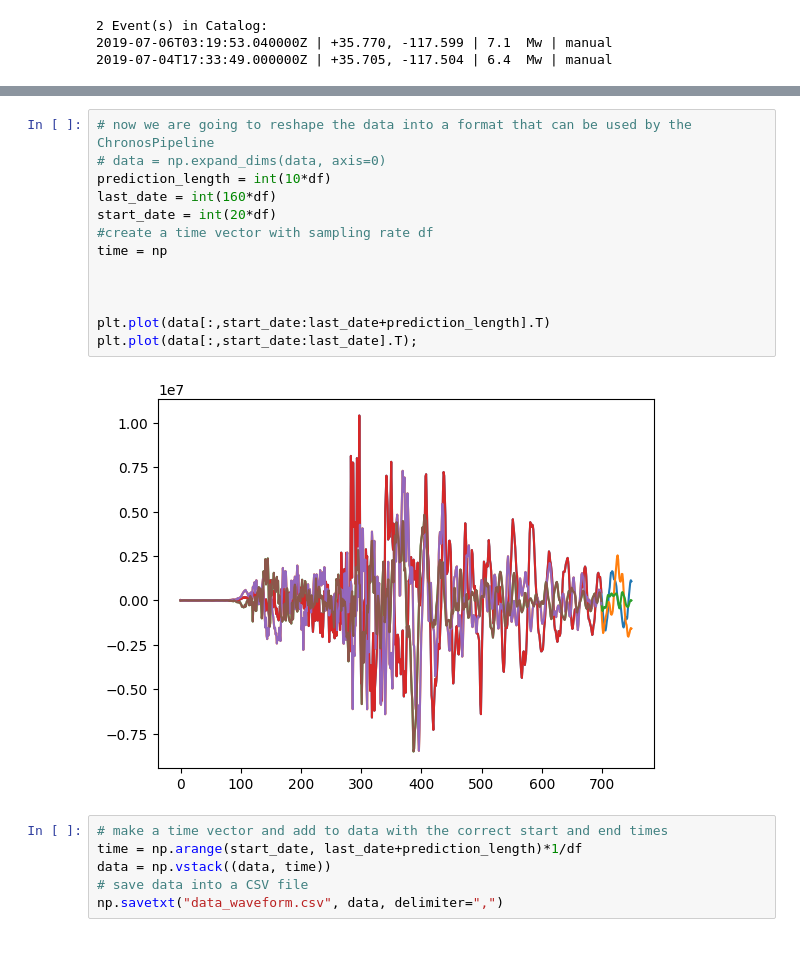
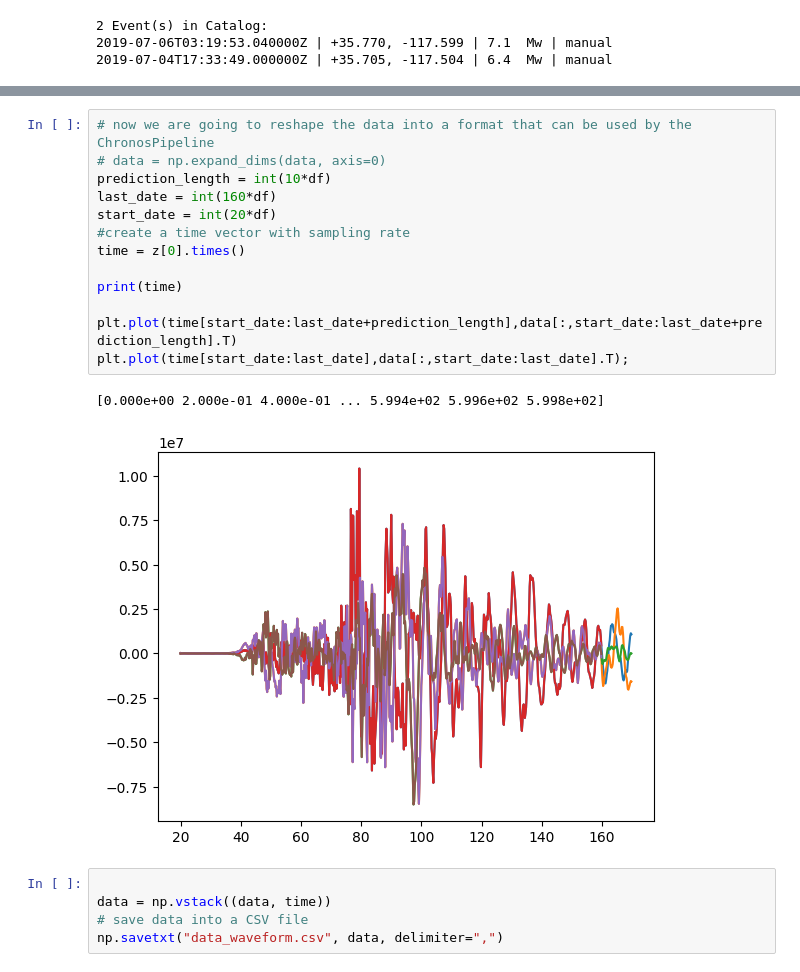
Before and after one commit to mdenolle/GeoCAST, a Jupyter notebook: data/get_seismic_waveforms.ipynb, the cells around one changed output, grey strips where cells are left out. Cells and saved outputs as stored; diff of their text form.

Commit message:
update making data

```diff
--- a/data/get_seismic_waveforms.ipynb
+++ b/data/get_seismic_waveforms.ipynb
@@ -56,21 +50,21 @@ plt.plot(data.T)
 # %%
 # now we are going to reshape the data into a format that can be used by the ChronosPipeline
 # data = np.expand_dims(data, axis=0)
 prediction_length = int(10*df)
 last_date = int(160*df)
 start_date = int(20*df)
-#create a time vector with sampling rate df
-time = np
+#create a time vector with sampling rate
+time = z[0].times()
 
+print(time)
 
-
-plt.plot(data[:,start_date:last_date+prediction_length].T)
-plt.plot(data[:,start_date:last_date].T);
+plt.plot(time[start_date:last_date+prediction_length],data[:,start_date:last_date+prediction_length].T)
+plt.plot(time[start_date:last_date],data[:,start_date:last_date].T);
 # %% [output]
+[0.000e+00 2.000e-01 4.000e-01 ... 5.994e+02 5.996e+02 5.998e+02]
-[figure, old version]
+[figure, new version]
 # %%
-# make a time vector and add to data with the correct start and end times
-time = np.arange(start_date, last_date+prediction_length)*1/df
+
 data = np.vstack((data, time))
 # save data into a CSV file
 np.savetxt("data_waveform.csv", data, delimiter=",")
```
Also changed, not shown: parts of 2 cells of this notebook, 39 other files.
